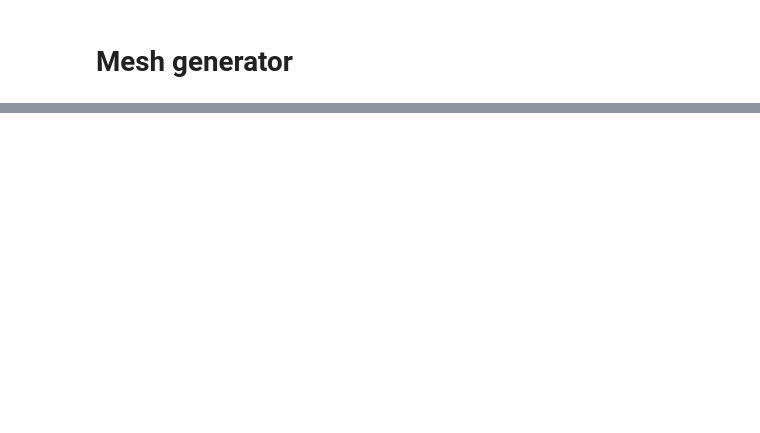
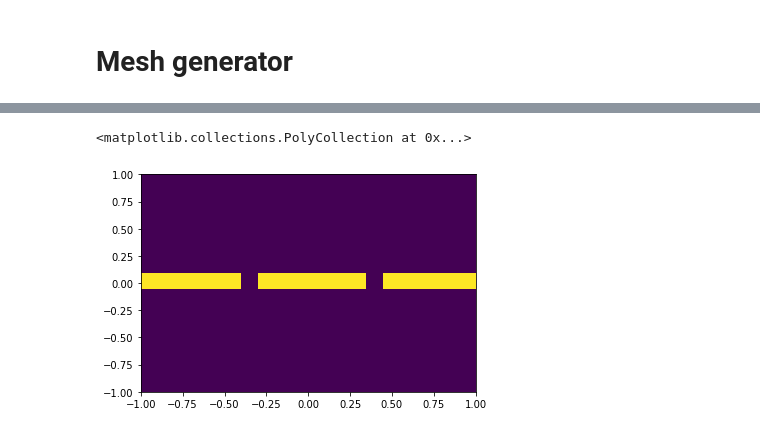
Before and after one commit to chiqunz/point_defect, a Jupyter notebook: Mesh Generator.ipynb, the cells around one changed output, grey strips where cells are left out. Saved outputs shown, nothing was run; the diff lists cells and outputs as text; code cells hidden in the pictures; blank space fills up the shorter version.

```diff
--- a/Mesh Generator.ipynb
+++ b/Mesh Generator.ipynb
@@ -50,0 +68,5 @@ array([[  0.,   1.,  23.,  22.],
+# %%
+plt.pcolor(X,Y,Z)
+# %% [output]
+<matplotlib.collections.PolyCollection at 0x...>
+[figure, added]
```
Also changed, not shown: parts of 17 cells of this notebook, 13 other files.
